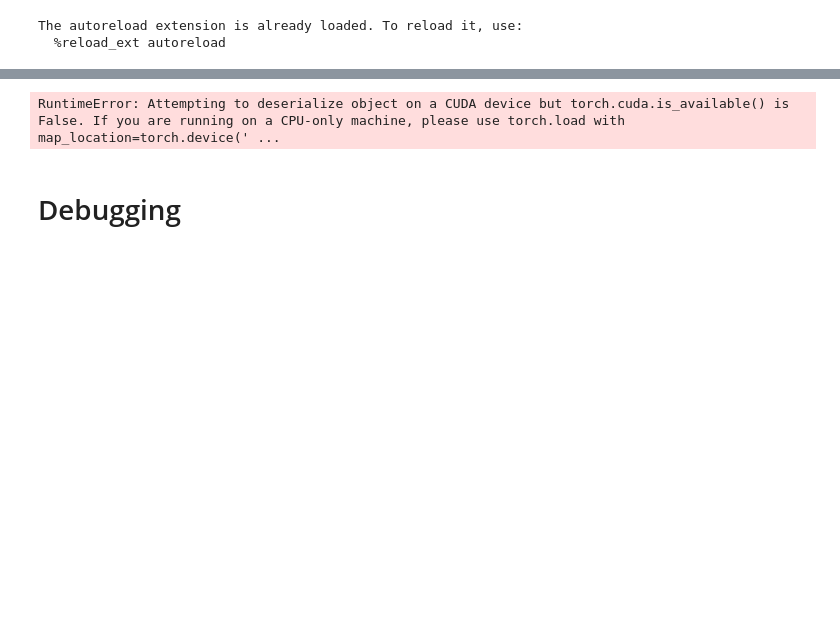
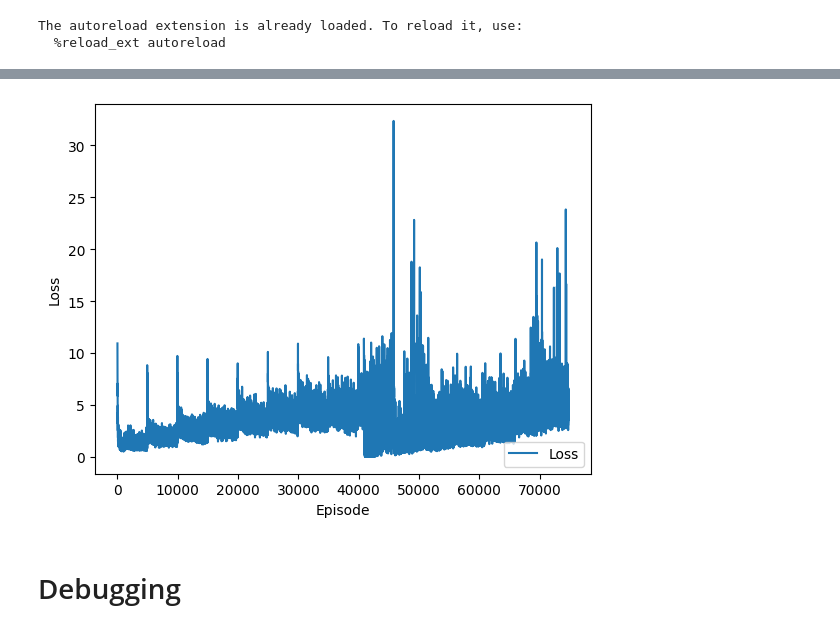
Before and after one commit to joshmazen14/maRLios, a Jupyter notebook: testing_marly.ipynb, the cells around one changed output, grey strips where cells are left out. Drawn from its saved outputs; the diff is of its cells as text; code cells hidden in the pictures; blank space fills up the shorter version.

```diff
--- a/testing_marly.ipynb
+++ b/testing_marly.ipynb
@@ -52,7 +52,7 @@ def show_state(env, ep=0, info=""):
     display(plt.gcf(), clear=True)
 
 def make_env(env, actions=ACTION_SPACE):
-    env = MaxAndSkipEnv(env, skip=4) # I am testing out fewer fram repetitions for our two actions modelling
+    env = MaxAndSkipEnv(env, skip=2) # I am testing out fewer fram repetitions for our two actions modelling
     env = ProcessFrame84(env)
     env = ImageToPyTorch(env)
     env = BufferWrapper(env, 4)
@@ -102,7 +102,7 @@ def plot_loss(ep_per_stat = 100, total_loss = [], from_file = None):
 
     ax.set_xlabel('Episode')
     ax.set_ylabel('Loss')
-    xtick_labels = [str(i*ep_per_stat) for i in range(len(total_loss) // ep_per_stat)]
+    xtick_labels = [str(i*ep_per_stat) for i in range(len(total_loss) // ep_per_stat + 1)]
     plt.xticks(range(0, len(total_loss), ep_per_stat), xtick_labels)
     ax.legend(loc='lower right')
     plt.show()
@@ -129,7 +129,7 @@ def plot_rewards(ep_per_stat = 100, total_rewards = [], from_file = None):
 # define the run function with some helpful debugging stats
 
 def run(training_mode=True, pretrained=False, lr=0.0001, gamma=0.90, exploration_decay=0.995, exploration_min=0.02,
-        ep_per_stat = 100, exploration_max = 1,
+        ep_per_stat = 100, exploration_max = 1, sample_actions = True,
         mario_env='SuperMarioBros-1-1-v0', action_space=TWO_ACTIONS_SET, num_episodes=1000, run_id=None, n_actions=5):
 
     run_id = run_id or generate_epoch_time_id()
@@ -157,7 +157,8 @@ def run(training_mode=True, pretrained=False, lr=0.0001, gamma=0.90, exploration
                      double_dq=True,
                      pretrained=pretrained,
                      run_id=run_id,
-                     n_actions=n_actions)
+                     n_actions=n_actions,
+                     sample_actions = sample_actions)
 
 
     # num_episodes = 10
@@ -287,7 +294,7 @@ plot_rewards(ep_per_stat=10, from_file='./total_rewards-marlios_run_norm_lr_0_00
 # %%
-plot_loss(ep_per_stat=10, from_file='./total_loss-marlios_run_norm_lr_0_001.pkl')
+plot_loss(ep_per_stat=10000, from_file='./total_loss-marlios_run_norm_lr_0_001.pkl')
 # %% [output]
-RuntimeError: Attempting to deserialize object on a CUDA device but torch.cuda.is_available() is False. If you are running on a CPU-only machine, please use torch.load with map_location=torch.device(' ...
+[figure, added]
 # %% [markdown]
 # Debugging
 # %%
```
Also changed, not shown: parts of 2 cells of this notebook, 3 other files.
